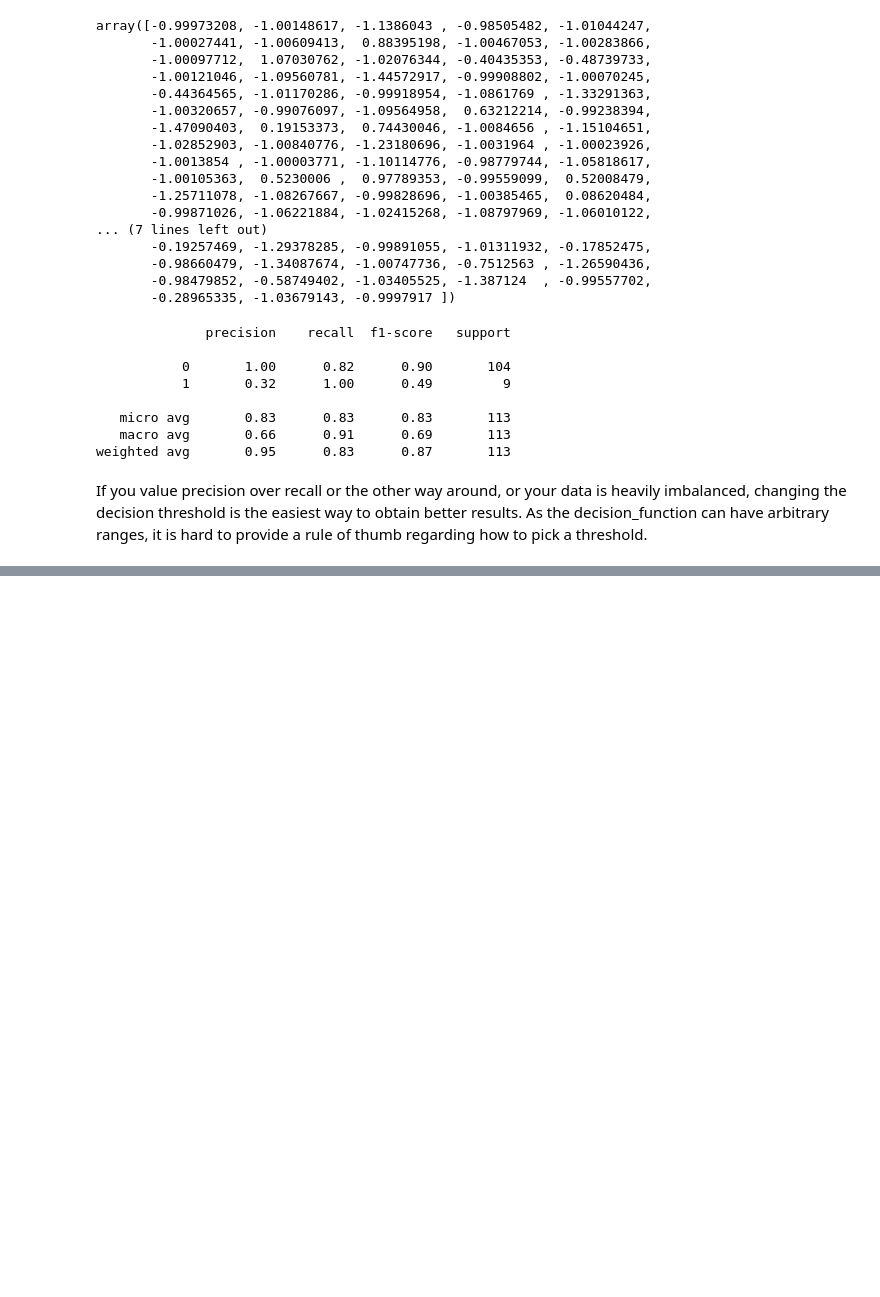
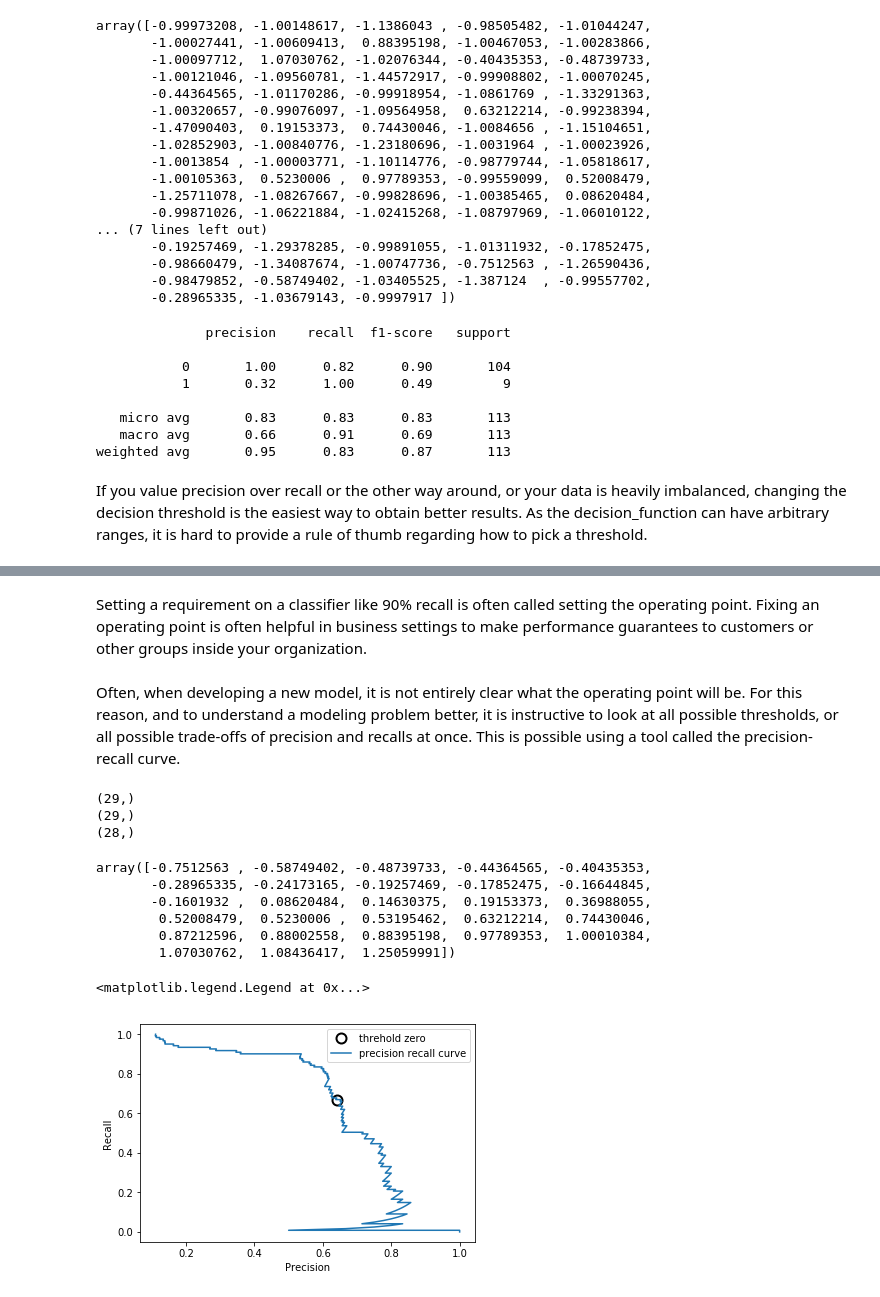
Before and after one commit to agusrichard/introduction-machine-learning-with-python, a Jupyter notebook: Chapter5/evaluation-metrics-scoring.ipynb, the cells around one changed output, grey strips where cells are left out. Saved outputs shown, nothing was run; the diff lists cells and outputs as text; code cells hidden in the pictures; blank space fills up the shorter version.

```diff
--- a/Chapter5/evaluation-metrics-scoring.ipynb
+++ b/Chapter5/evaluation-metrics-scoring.ipynb
@@ -329,0 +361,9 @@ a rule of thumb regarding how to pick a threshold.
+# %% [markdown]
+Setting a requirement on a classifier like 90% recall is often called setting the operating
+point. Fixing an operating point is often helpful in business settings to make performance
+guarantees to customers or other groups inside your organization.
+# %% [markdown]
+Often, when developing a new model, it is not entirely clear what the operating point
+will be. For this reason, and to understand a modeling problem better, it is instructive
+to look at all possible thresholds, or all possible trade-offs of precision and recalls at
+once. This is possible using a tool called the precision-recall curve.
@@ -329,0 +373,35 @@ a rule of thumb regarding how to pick a threshold.
+# %%
+print(precision.shape)
+print(recall.shape)
+print(thresholds.shape)
+# %% [output]
+(29,)
+(29,)
+(28,)
+# %%
+thresholds
+# %% [output]
+array([-0.7512563 , -0.58749402, -0.48739733, -0.44364565, -0.40435353,
+       -0.28965335, -0.24173165, -0.19257469, -0.17852475, -0.16644845,
+       -0.1601932 ,  0.08620484,  0.14630375,  0.19153373,  0.36988055,
+        0.52008479,  0.5230006 ,  0.53195462,  0.63212214,  0.74430046,
+        0.87212596,  0.88002558,  0.88395198,  0.97789353,  1.00010384,
+        1.07030762,  1.08436417,  1.25059991])
+# %%
+# Use more data points for a smoother curve
+X, y = make_blobs(n_samples=(4000, 500), centers=2, cluster_std=[7.0, 2],
+                 random_state=22)
+X_train, X_test, y_train, y_test = train_test_split(X, y, random_state=0)
+svc = SVC(gamma=0.05).fit(X_train, y_train)
+precision, recall, thresholds = precision_recall_curve(y_test, svc.decision_function(X_test))
+# find threshold closest to zero
+close_zero = np.argmin(np.abs(thresholds))
+plt.plot(precision[close_zero], recall[close_zero], 'o', markersize=10,
+        label='threhold zero', fillstyle='none', c='k', mew=2)
+plt.plot(precision, recall, label="precision recall curve")
+plt.xlabel("Precision")
+plt.ylabel("Recall")
+plt.legend(loc="best")
+# %% [output]
+<matplotlib.legend.Legend at 0x...>
+[figure, added]
```
Also changed, not shown: parts of 37 cells of this notebook, 3 other files.
